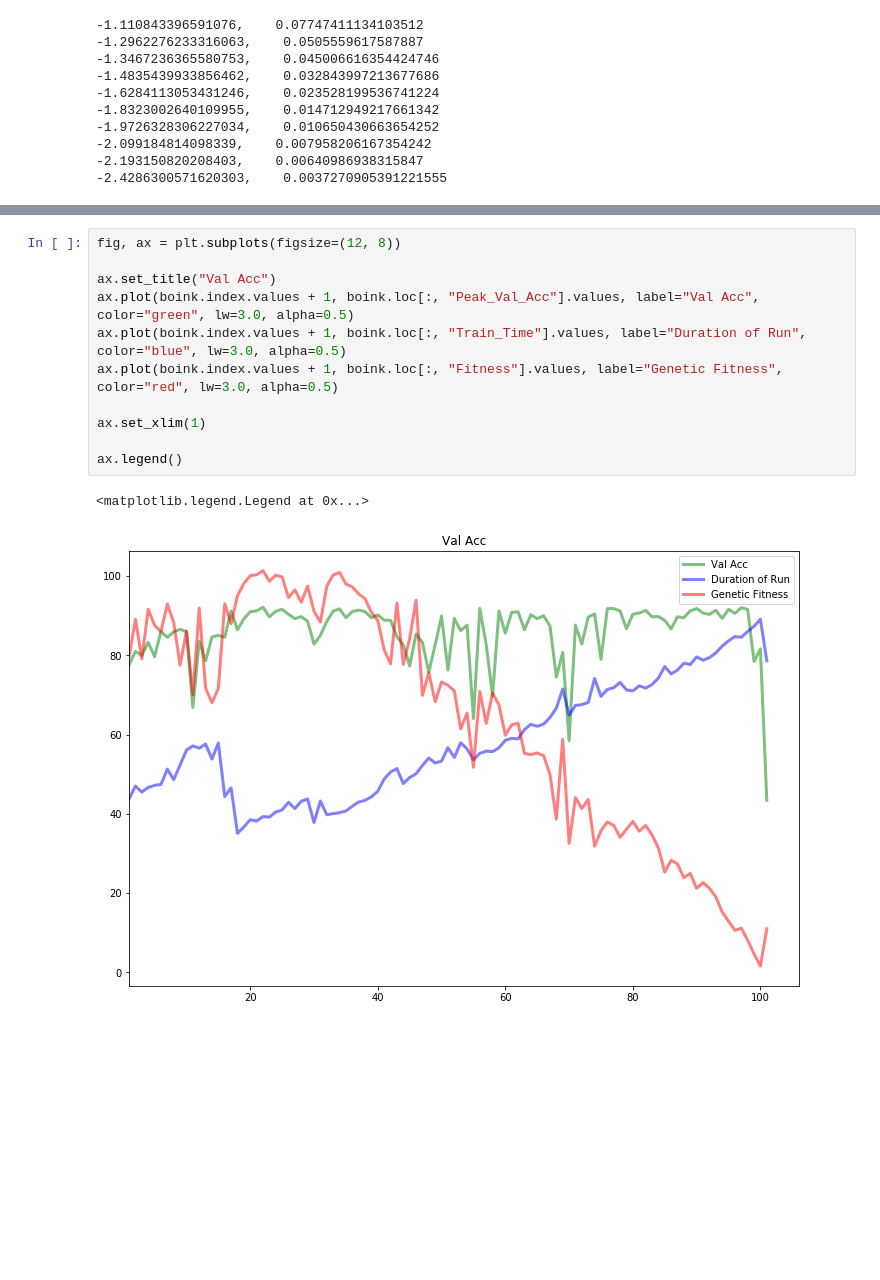
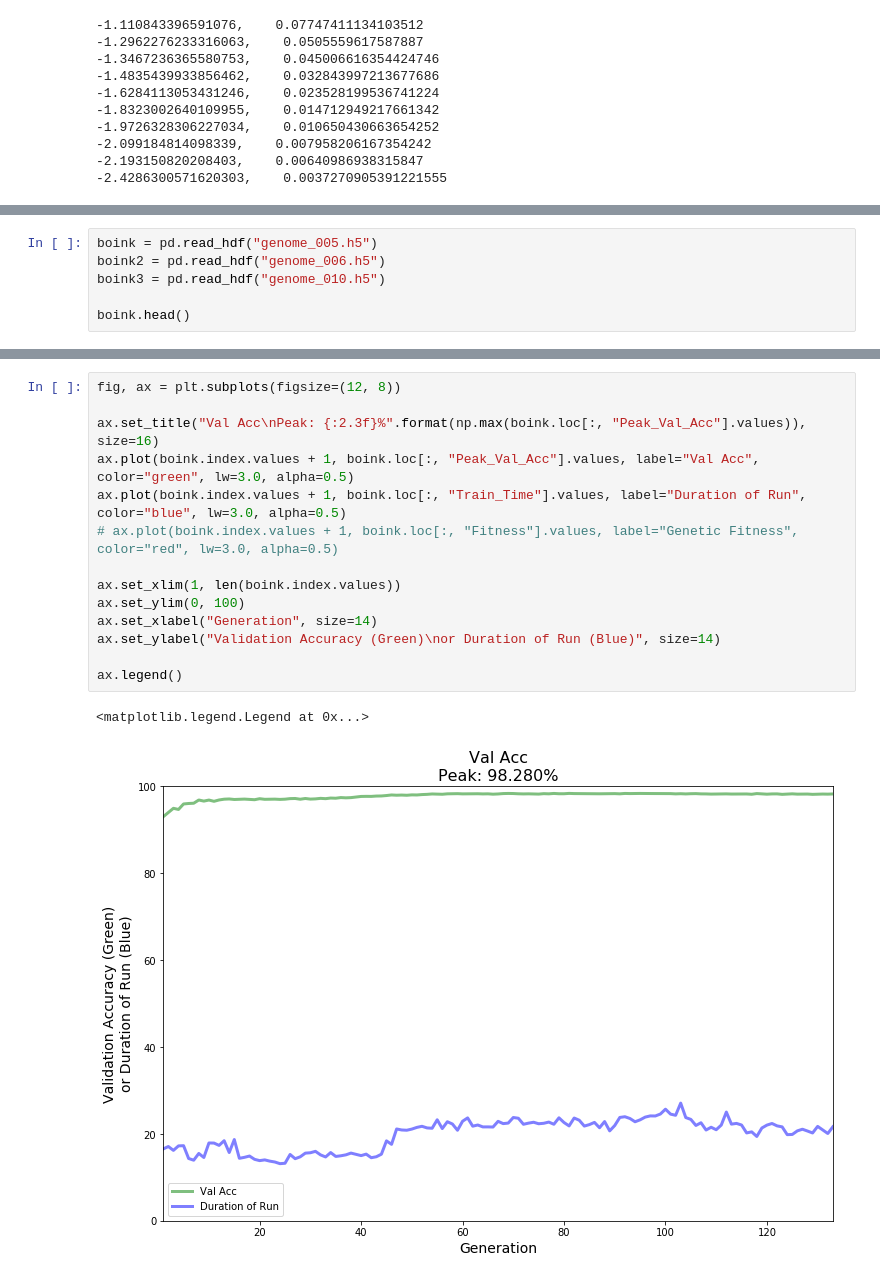
Before and after one commit to pixelatedbrian/evo_MNIST, a Jupyter notebook: genome_proto.ipynb, the cells around one changed output, grey strips where cells are left out. Drawn from its saved outputs; the diff is of its cells as text; blank space fills up the shorter version.

```diff
--- a/genome_proto.ipynb
+++ b/genome_proto.ipynb
@@ -465,0 +471,6 @@ boink.to_hdf("log_run_001.h5", key="log", comp_level=9)
+# %%
+boink = pd.read_hdf("genome_005.h5")
+boink2 = pd.read_hdf("genome_006.h5")
+boink3 = pd.read_hdf("genome_010.h5")
+
+boink.head()
@@ -466,14 +484,17 @@ boink.to_hdf("log_run_001.h5", key="log", comp_level=9)
 # %%
 fig, ax = plt.subplots(figsize=(12, 8))
 
-ax.set_title("Val Acc")
+ax.set_title("Val Acc\nPeak: {:2.3f}%".format(np.max(boink.loc[:, "Peak_Val_Acc"].values)), size=16)
 ax.plot(boink.index.values + 1, boink.loc[:, "Peak_Val_Acc"].values, label="Val Acc", color="green", lw=3.0, alpha=0.5)
 ax.plot(boink.index.values + 1, boink.loc[:, "Train_Time"].values, label="Duration of Run", color="blue", lw=3.0, alpha=0.5)
-ax.plot(boink.index.values + 1, boink.loc[:, "Fitness"].values, label="Genetic Fitness", color="red", lw=3.0, alpha=0.5)
+# ax.plot(boink.index.values + 1, boink.loc[:, "Fitness"].values, label="Genetic Fitness", color="red", lw=3.0, alpha=0.5)
 
-ax.set_xlim(1)
+ax.set_xlim(1, len(boink.index.values))
+ax.set_ylim(0, 100)
+ax.set_xlabel("Generation", size=14)
+ax.set_ylabel("Validation Accuracy (Green)\nor Duration of Run (Blue)", size=14)
 
 ax.legend()
 # %% [output]
 <matplotlib.legend.Legend at 0x...>
-[figure, old version]
+[figure, new version]
```
Also changed, not shown: parts of 8 cells of this notebook, 1 other file.
